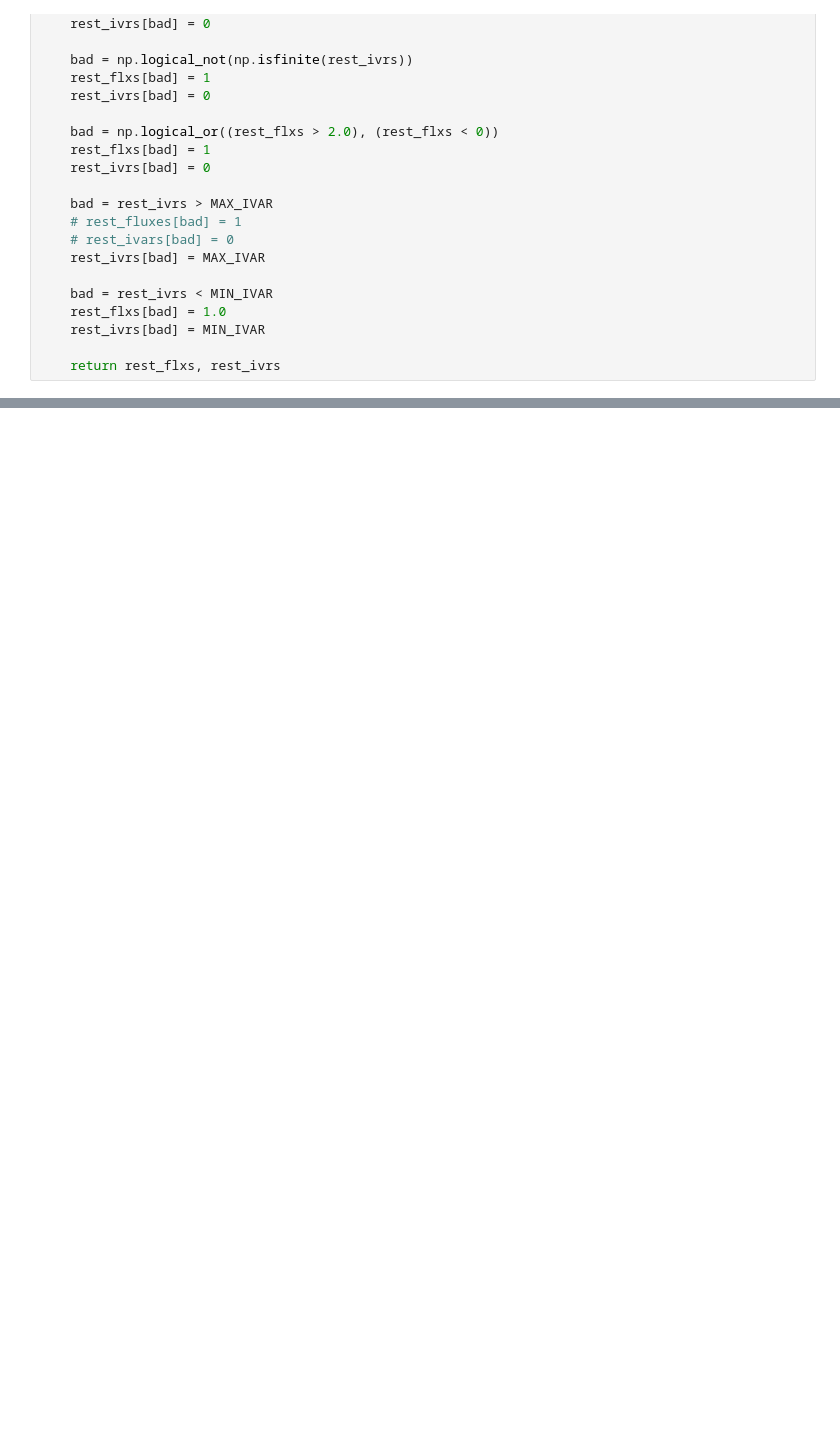
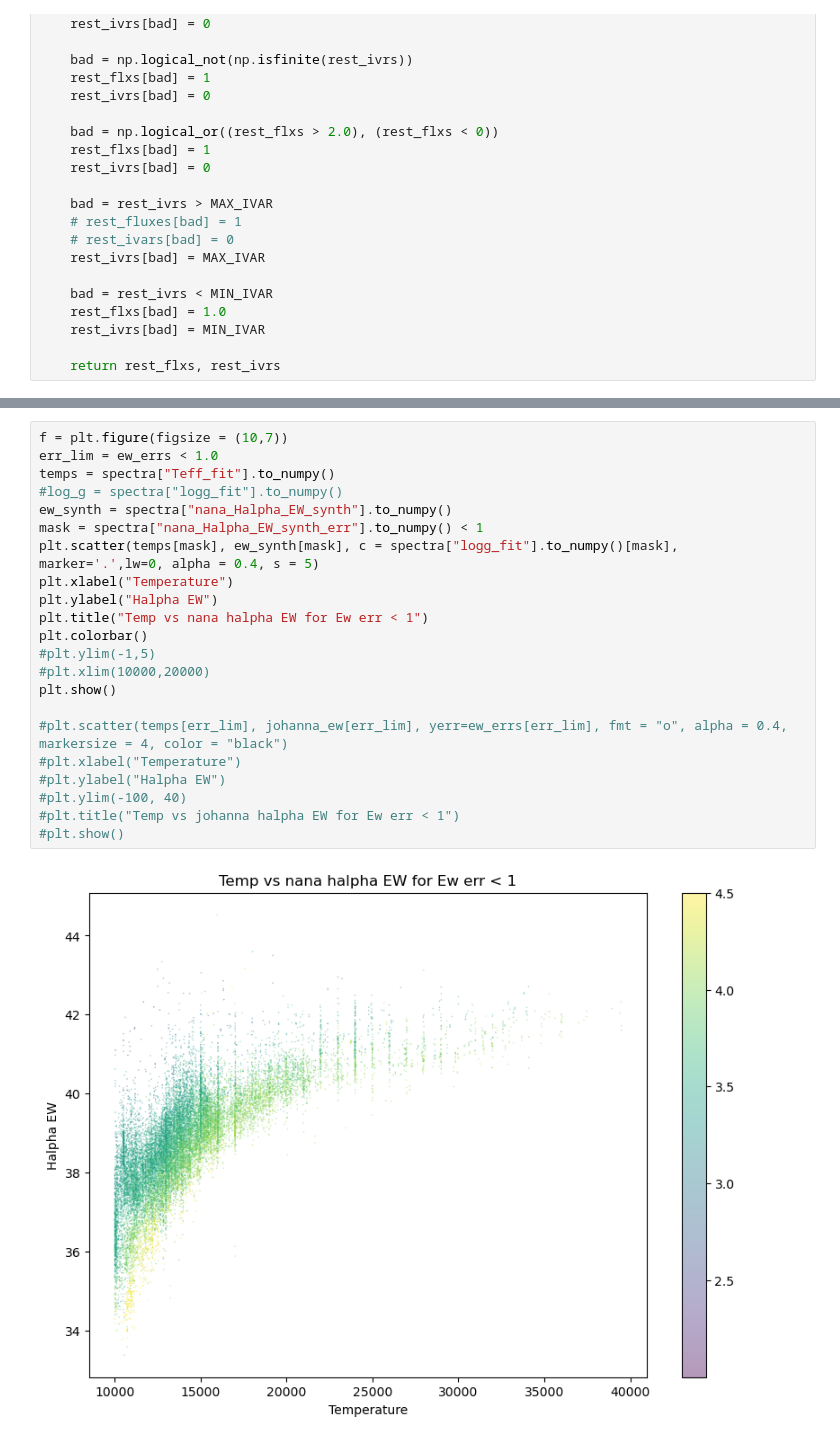
Before and after one commit to nanamiller/EmissionLineStars, a Jupyter notebook: notebooks/undecided.ipynb, the cells around one changed output, grey strips where cells are left out. Saved outputs shown, nothing was run; the diff lists cells and outputs as text; blank space fills up the shorter version.

```diff
--- a/notebooks/undecided.ipynb
+++ b/notebooks/undecided.ipynb
@@ -303,0 +609,24 @@ idkyet(spectra, temp_cuts, data, weights, all_lines, loglam)
+# %%
+f = plt.figure(figsize = (10,7))
+err_lim = ew_errs < 1.0
+temps = spectra["Teff_fit"].to_numpy()
+#log_g = spectra["logg_fit"].to_numpy()
+ew_synth = spectra["nana_Halpha_EW_synth"].to_numpy()
+mask = spectra["nana_Halpha_EW_synth_err"].to_numpy() < 1
+plt.scatter(temps[mask], ew_synth[mask], c = spectra["logg_fit"].to_numpy()[mask], marker='.',lw=0, alpha = 0.4, s = 5)
+plt.xlabel("Temperature")
+plt.ylabel("Halpha EW")
+plt.title("Temp vs nana halpha EW for Ew err < 1")
+plt.colorbar()
+#plt.ylim(-1,5)
+#plt.xlim(10000,20000)
+plt.show()
+
+#plt.scatter(temps[err_lim], johanna_ew[err_lim], yerr=ew_errs[err_lim], fmt = "o", alpha = 0.4, markersize = 4, color = "black")
+#plt.xlabel("Temperature")
+#plt.ylabel("Halpha EW")
+#plt.ylim(-100, 40)
+#plt.title("Temp vs johanna halpha EW for Ew err < 1")
+#plt.show()
+# %% [output]
+[figure, added]
```
Also changed, not shown: parts of 46 cells of this notebook, 1 other file.
